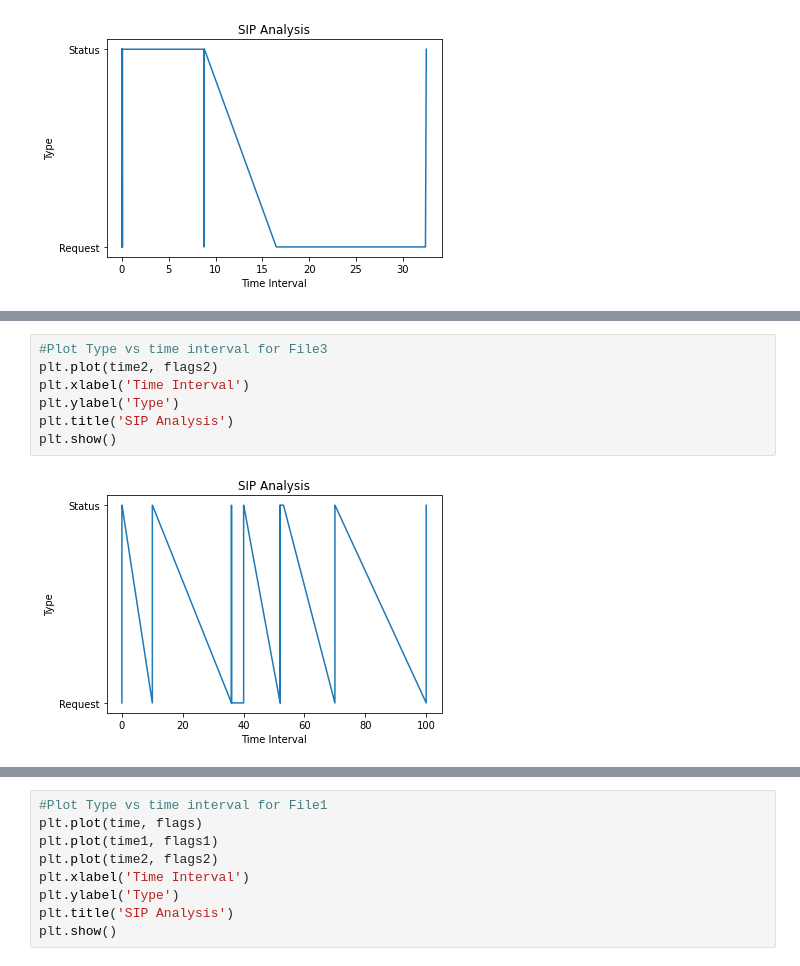
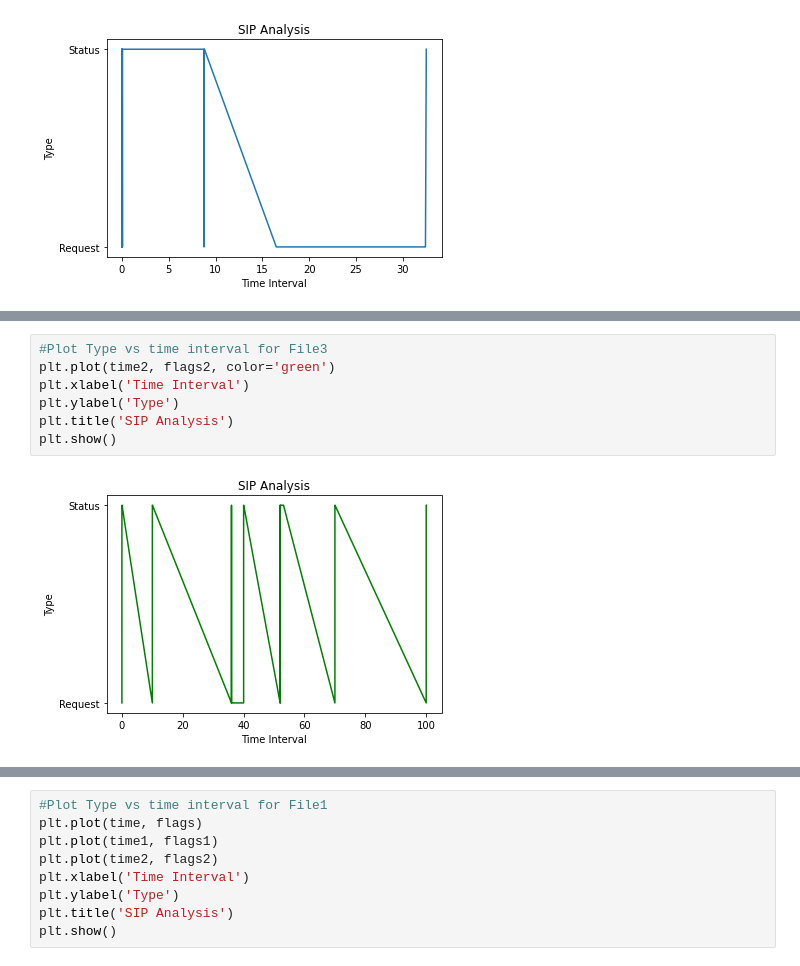
Before and after one commit to akashdecoder/CISCO_PROJECT_SIP_PROTOCOL, a Jupyter notebook: SIPAnalysis.ipynb, the cells around one changed output, grey strips where cells are left out. Saved outputs shown, nothing was run; the diff lists cells and outputs as text.

```diff
--- a/SIPAnalysis.ipynb
+++ b/SIPAnalysis.ipynb
@@ -337,9 +348,9 @@ plt.show()
 # %%
 #Plot Type vs time interval for File3
-plt.plot(time2, flags2)
+plt.plot(time2, flags2, color='green')
 plt.xlabel('Time Interval')
 plt.ylabel('Type')
 plt.title('SIP Analysis')
 plt.show()
 # %% [output]
-[figure, old version]
+[figure, new version]
```
Also changed, not shown: parts of 4 cells of this notebook.
